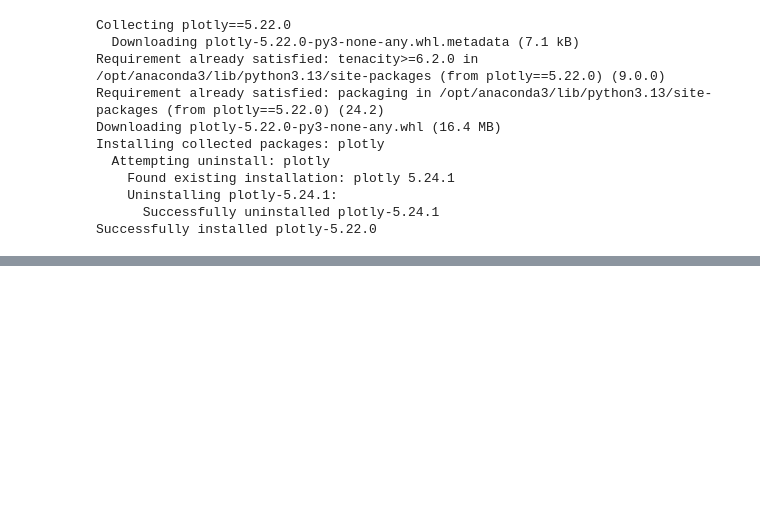
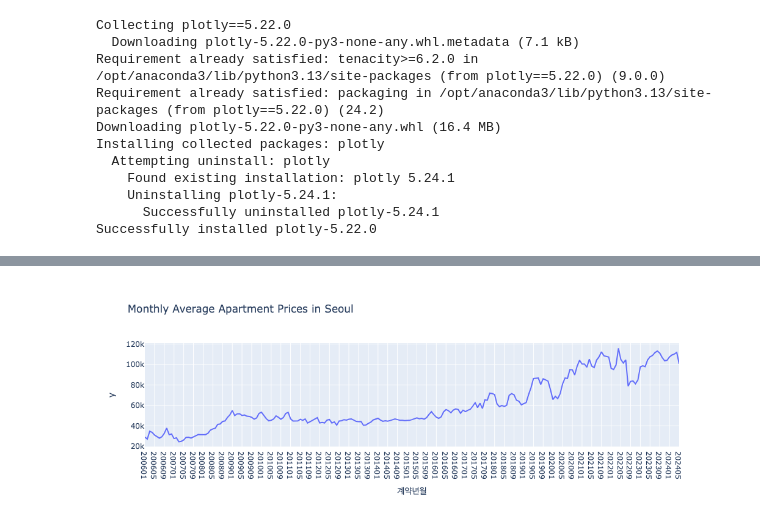
Before and after one commit to rekdms/data-Analysis, a Jupyter notebook: fun-coding/ch9.ipynb, the cells around one changed output, grey strips where cells are left out. Saved outputs shown, nothing was run; the diff lists cells and outputs as text; code cells hidden in the pictures; blank space fills up the shorter version.

```diff
--- a/fun-coding/ch9.ipynb
+++ b/fun-coding/ch9.ipynb
@@ -34,0 +86,12 @@ fig.show()
+# %%
+monthly_prices = df.groupby('계약년월')['거래금액(만원)'].mean()
+monthly_prices.index = monthly_prices.index.astype(str)
+fig = px.line(
+    monthly_prices,
+    x=monthly_prices.index,
+    y=monthly_prices.values,
+    title="Monthly Average Apartment Prices in Seoul"
+)
+fig.show()
+# %% [output]
+[figure, added]
```
Also changed, not shown: parts of 6 cells of this notebook, 1 other file.
